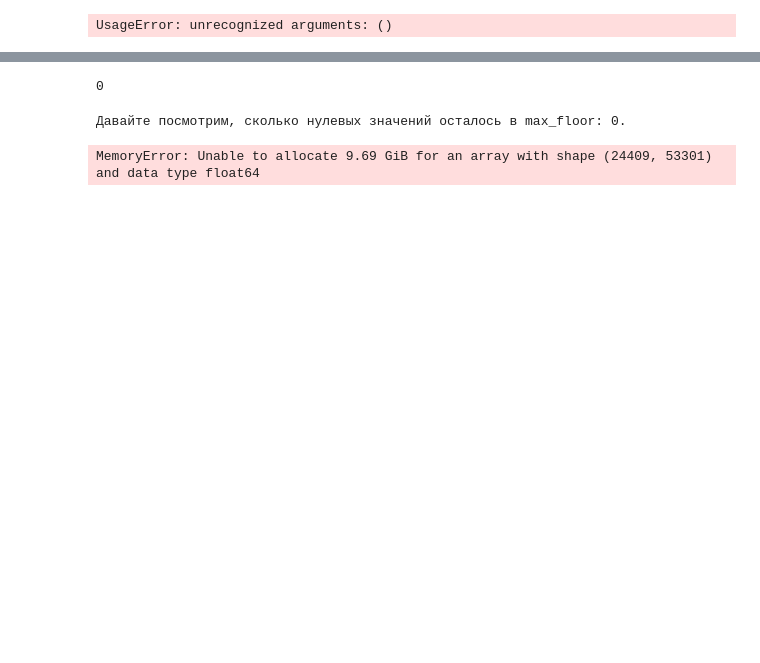
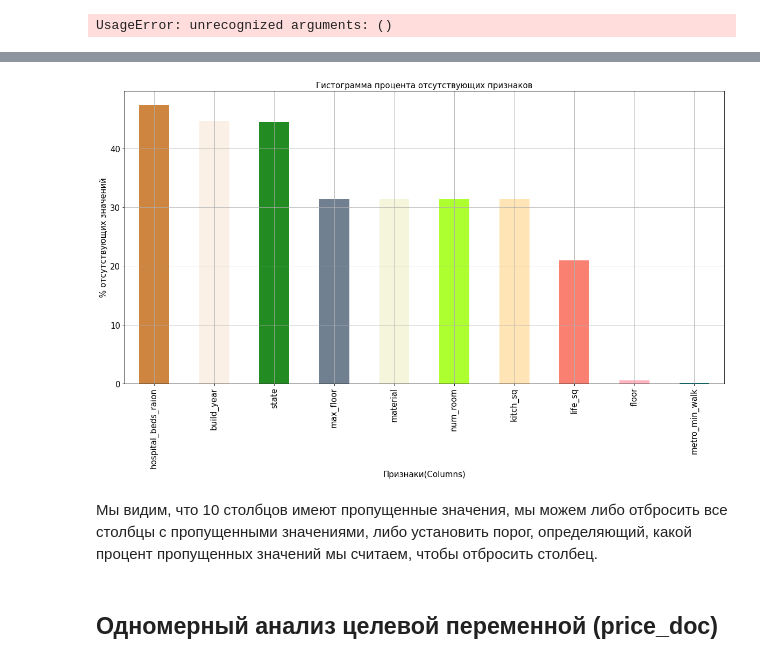
Before and after one commit to IvanAniskavets/Python_2.0, a Jupyter notebook: Machine_Learning/HW_lecture_9_updated.ipynb, the cells around one changed output, grey strips where cells are left out. Cells and saved outputs as stored; diff of their text form; code cells hidden in the pictures; blank space fills up the shorter version.

```diff
--- a/Machine_Learning/HW_lecture_9_updated.ipynb
+++ b/Machine_Learning/HW_lecture_9_updated.ipynb
@@ -103,4 +66,0 @@ max               242.230000                 1440.000000     46352.000000
-# %%
-# удаляем не релевантные столбцы
-
-data.drop(['id'], axis=1, inplace=True)
@@ -128,4 +66,0 @@ data.drop(['timestamp'], axis=1, inplace=True)
-# %%
-data = data[data.build_year != 20052009.0]
-
-data.build_year = np.where(data.build_year<1691, np.nan, data.build_year)
@@ -172,5 +89,0 @@ print('Число дублирующихся строк: ', duplicate_rows_df.sh
-# %%
-# удалим дубликаты строк
-
-data = data.drop_duplicates()
-data.head(5)
@@ -414,11 +144,0 @@ new_data_2.build_year.fillna(new_data_2.build_year.mean(), inplace=True)
-# %%
-new_data_2.build_year.isnull().sum()
-# %% [output]
-0
-# %%
-new_data_2.max_floor = new_data_2.groupby(["sub_area"])['max_floor'].apply(lambda x: x.fillna(x.mean()))
-new_data_2["max_floor"]= new_data_2["max_floor"].astype("int64")
-
-print(f'Давайте посмотрим, сколько нулевых значений осталось в max_floor: {new_data_2.max_floor.isnull().sum()}.')
-# %% [output]
-Давайте посмотрим, сколько нулевых значений осталось в max_floor: 0.
@@ -444,20 +145,25 @@ for i  in data_cat.columns:
-# %%
-poly = PolynomialFeatures(degree = 2)
-X_poly = poly.fit_transform(X_train)
-model = lin_reg.fit(X_poly, Y_train)
-
-print('Weights: {}'.format(model.coef_))
-print('Bias: {}'.format(model.intercept_))
-
-pred_values = model.predict(x_test)
-
-list_score_test.append(model.score(x_test, y_test))
-list_score_train.append(model.score(X_poly, Y_train))
-
-
-print('Точность модели на тестовой выборке: {}'.format(model.score(x_test, y_test)))
-print('Точность модели на тренировочной выборке: {}'.format(model.score(X_train, Y_train)))
-print('Среднеквадратическая ошибка: {}'.format(mean_squared_error(pred_values, y_test)))
-print('Абсолютная ошибка: {}'.format(mean_absolute_error(pred_values, y_test)))
-# %% [output]
-MemoryError: Unable to allocate 9.69 GiB for an array with shape (24409, 53301) and data type float64
+# %%
+# Построtv все недостающие значения в порядке убывания
+
+missing_values = ((data.isna().sum())/data.shape[0])*100
+
+missing_values.sort_values(ascending=False,inplace = True)
+
+missing_values = missing_values.drop(missing_values[missing_values == 0].index)
+
+colour = ['peru','linen','forestgreen','slategray','beige','greenyellow','moccasin','salmon','lightpink','teal',
+          'mintcream','chocolate','lime','powderblue','tan','azure','plum','crimson','palegreen','lightseagreen','olive']
+
+plt.figure(figsize=(20,10))
+missing_values.plot.bar(color = colour, fontsize=15)
+plt.xlabel('Признаки(Columns)', fontsize=15)
+plt.ylabel('% отсутствующих значений', fontsize=15)
+plt.title('Гистограмма процента отсутствующих признаков', fontsize=15)
+plt.grid()
+plt.show()
+# %% [output]
+[figure, added]
+# %% [markdown]
+Мы видим, что 10 столбцов имеют пропущенные значения, мы можем либо отбросить все столбцы с пропущенными значениями, либо установить порог, определяющий, какой процент пропущенных значений мы считаем, чтобы отбросить столбец.
+# %% [markdown]
+## Одномерный анализ целевой переменной (price_doc)
```
Also changed, not shown: parts of 203 cells of this notebook.
